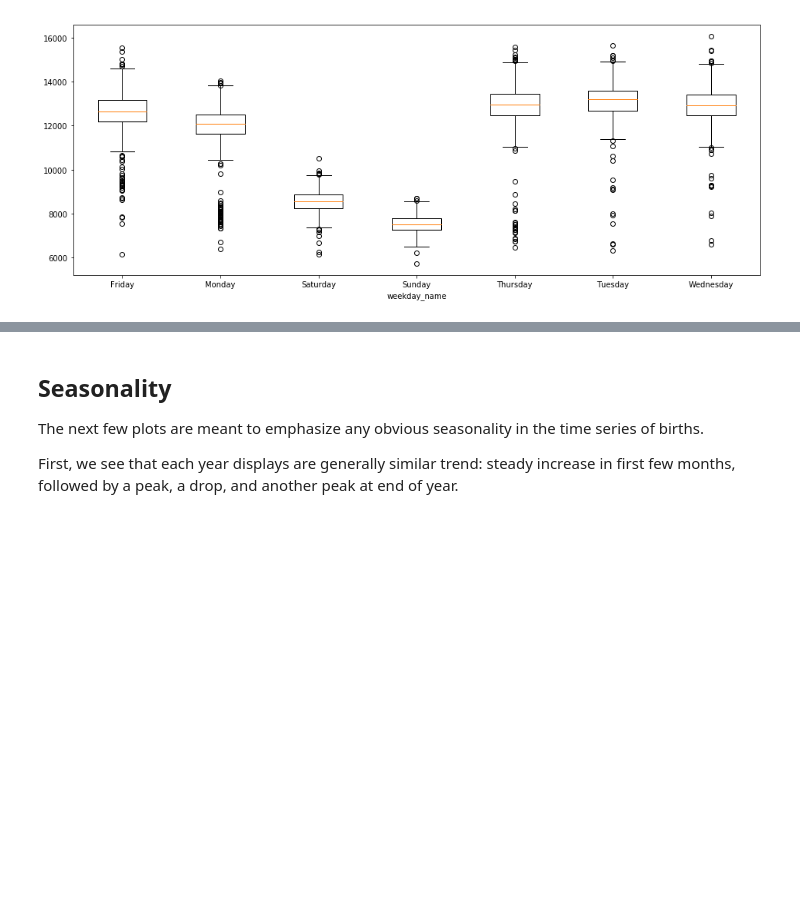
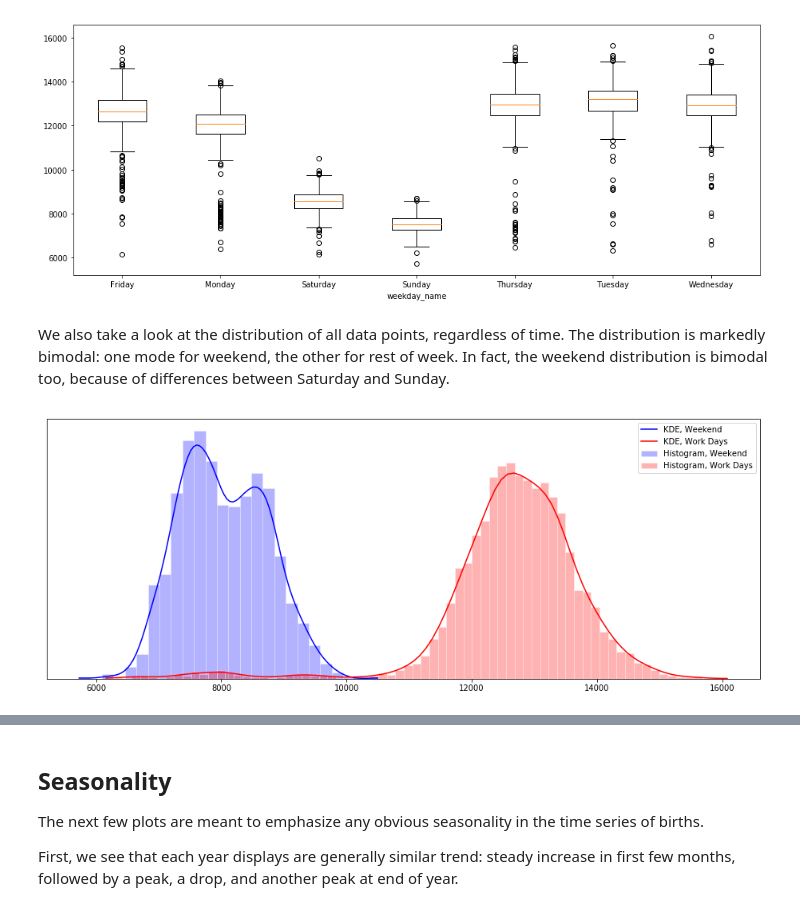
Before and after one commit to inon-peled/dtu_bda_project, a Jupyter notebook: bda_project_us_births.ipynb, the cells around one changed output, grey strips where cells are left out. Drawn from its saved outputs; the diff is of its cells as text; code cells hidden in the pictures; blank space fills up the shorter version.

```diff
--- a/bda_project_us_births.ipynb
+++ b/bda_project_us_births.ipynb
@@ -74,3 +78,29 @@ for time_dimension in ('year', 'month', 'weekday_name'):
 [figure]
 [figure]
 [figure]
+# %% [markdown]
+We also take a look at the distribution of all data points, regardless of time. The distribution is markedly bimodal: one mode for weekend, the other for rest of week. In fact, the weekend distribution is bimodal too, because of differences between Saturday and Sunday.
+# %%
+def density_estimation(df):
+    fig, ax = plt.subplots(1, 1)
+    births_weekend = df.births[df.day_of_week >= 6]
+    births_work_days = df.births[df.day_of_week < 6]
+
+    ax.hist(births_weekend, bins='auto', facecolor='blue', edgecolor='white',
+            normed=True, label="Histogram, Weekend", alpha=0.3)
+    ax.hist(births_work_days, bins='auto', facecolor='red', edgecolor='white',
+            normed=True, label="Histogram, Work Days", alpha=0.3)
+
+    x_kde_weekend = np.linspace(births_weekend.min(), births_weekend.max(), 100)
+    ax.plot(x_kde_weekend, gaussian_kde(births_weekend)(x_kde_weekend),
+            label="KDE, Weekend", color='blue')
+
+    x_kde_work_days = np.linspace(births_work_days.min(), births_work_days.max(), 100)
+    ax.plot(x_kde_work_days, gaussian_kde(births_work_days)(x_kde_work_days), label="KDE, Work Days", color='red')
+
+    ax.get_yaxis().set_visible(False)
+    ax.legend()
+
+density_estimation(births_2000s_df_with_index)
+# %% [output]
+[figure, added]
```
Also changed, not shown: parts of 5 cells of this notebook.
